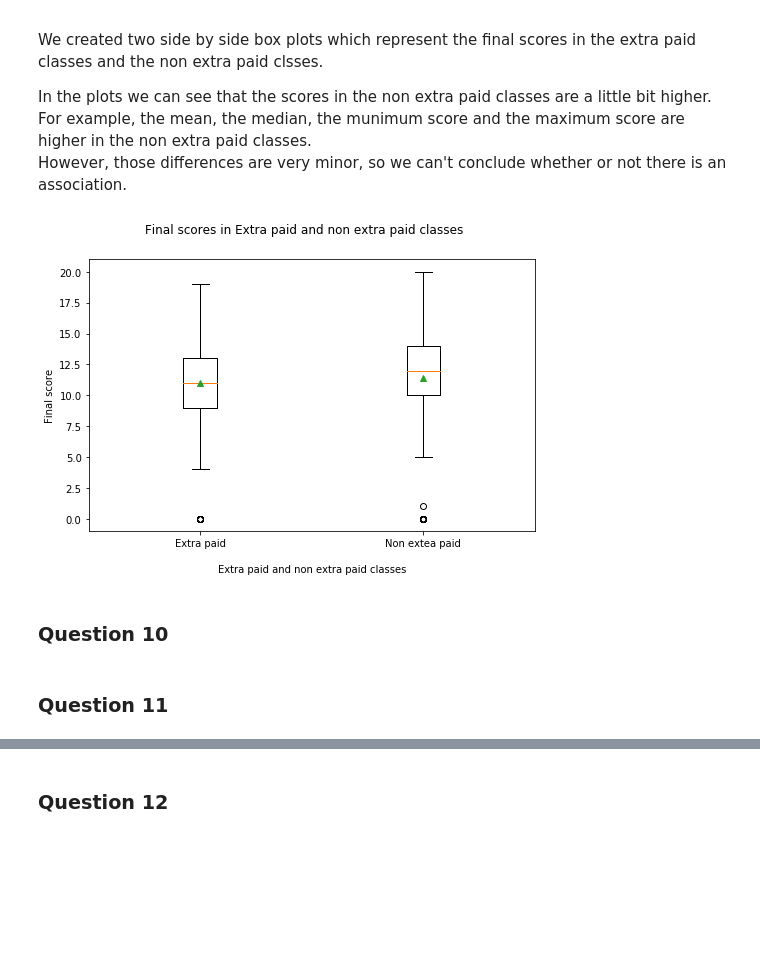
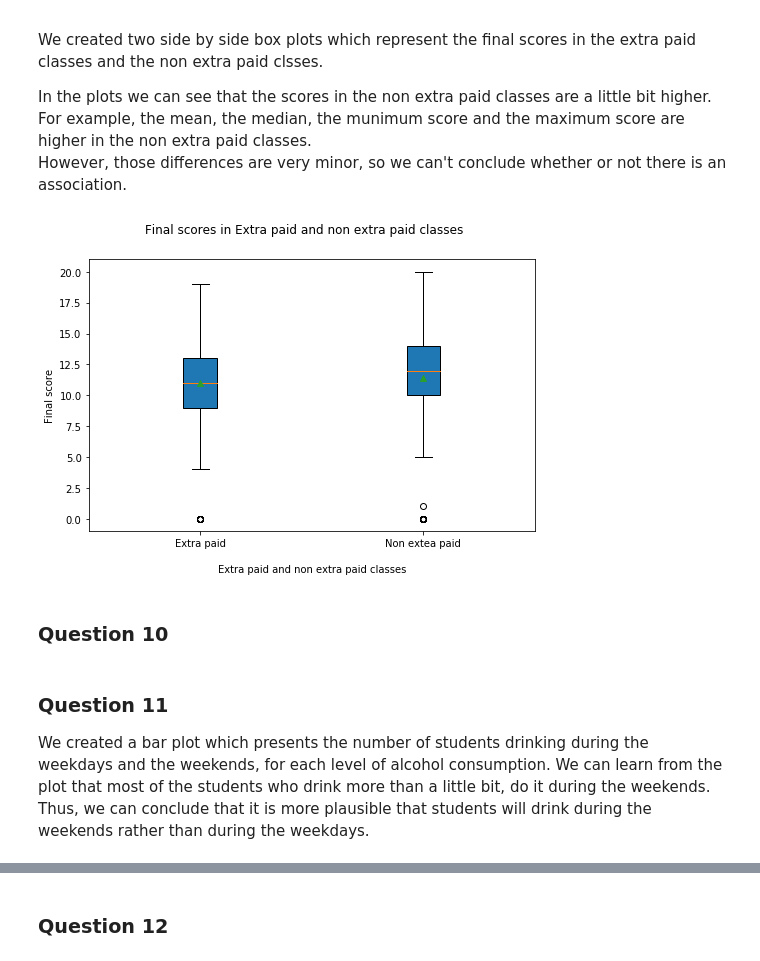
Before and after one commit to dvir019/Introduction_to_Data_Analysis-HW2, a Jupyter notebook: HW2_212234637_324270883.ipynb, the cells around one changed output, grey strips where cells are left out. Saved outputs shown, nothing was run; the diff lists cells and outputs as text; code cells hidden in the pictures; blank space fills up the shorter version.

Commit message:
Add to question 7

```diff
--- a/HW2_212234637_324270883.ipynb
+++ b/HW2_212234637_324270883.ipynb
@@ -68,26 +86,28 @@ However, those differences are very minor, so we can't conclude whether or not t
 # %%
 # Get the series of final scores
 paid_class_grades = hw_df[hw_df['paid'] == 'yes']['G3']
 non_paid_class_grades = hw_df[hw_df['paid'] == 'no']['G3']
 
 # Create the box plots
 fig, axs = plt.subplots()
-axs.boxplot([paid_class_grades, non_paid_class_grades], showmeans=True)
+axs.boxplot([paid_class_grades, non_paid_class_grades], labels=['Extra paid', 'Non extea paid'],
+            showmeans=True, patch_artist=True)
 
-# Add text to the axes
+# Set the lables of the axes
 plt.xlabel('\nExtra paid and non extra paid classes')
 plt.ylabel('Final score')
-axs.set_xticklabels(['Extra paid', 'Non extea paid'])
 
 # Add a title
 fig.suptitle("Final scores in Extra paid and non extra paid classes")
 
 # Enlarge the size of the plot, so the differences can be easier spotted
 fig.set_size_inches(8,5)
 # %% [output]
-[figure, old version]
+[figure, new version]
 # %% [markdown]
 ### Question 10
-# %% [markdown]
-### Question 11
+# %% [markdown]
+### Question 11
+We created a bar plot which presents the number of students drinking during the weekdays and the weekends, for each level of alcohol consumption.
+We can learn from the plot that most of the students who drink more than a little bit, do it during the weekends. Thus, we can conclude that it is more plausible that students will drink during the weekends rather than during the weekdays.
 # %%
```
Also changed, not shown: parts of 3 cells of this notebook.
